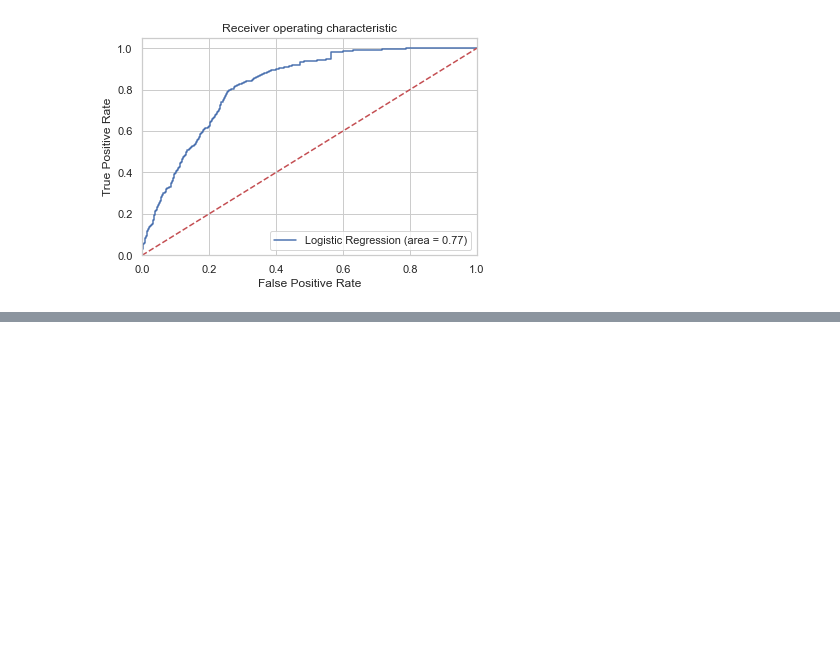
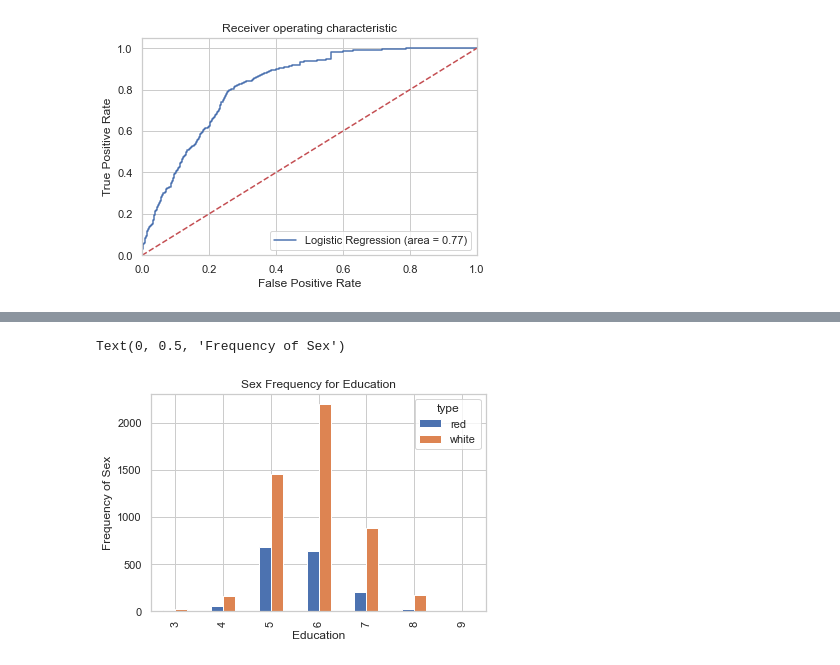
Before and after one commit to samuelroiz/Wine_Qlt, a Jupyter notebook: data_read.ipynb, the cells around one changed output, grey strips where cells are left out. Saved outputs shown, nothing was run; the diff lists cells and outputs as text; code cells hidden in the pictures; blank space fills up the shorter version.

```diff
--- a/data_read.ipynb
+++ b/data_read.ipynb
@@ -618,0 +660,9 @@ plt.show()
+# %%
+pd.crosstab(wine_df.quality,wine_df.type).plot(kind='bar')
+plt.title('Sex Frequency for Education')
+plt.xlabel('Education')
+plt.ylabel('Frequency of Sex')
+# plt.savefig('sex_education_bar')
+# %% [output]
+Text(0, 0.5, 'Frequency of Sex')
+[figure, added]
```
Also changed, not shown: parts of 6 cells of this notebook, 2 other files.
